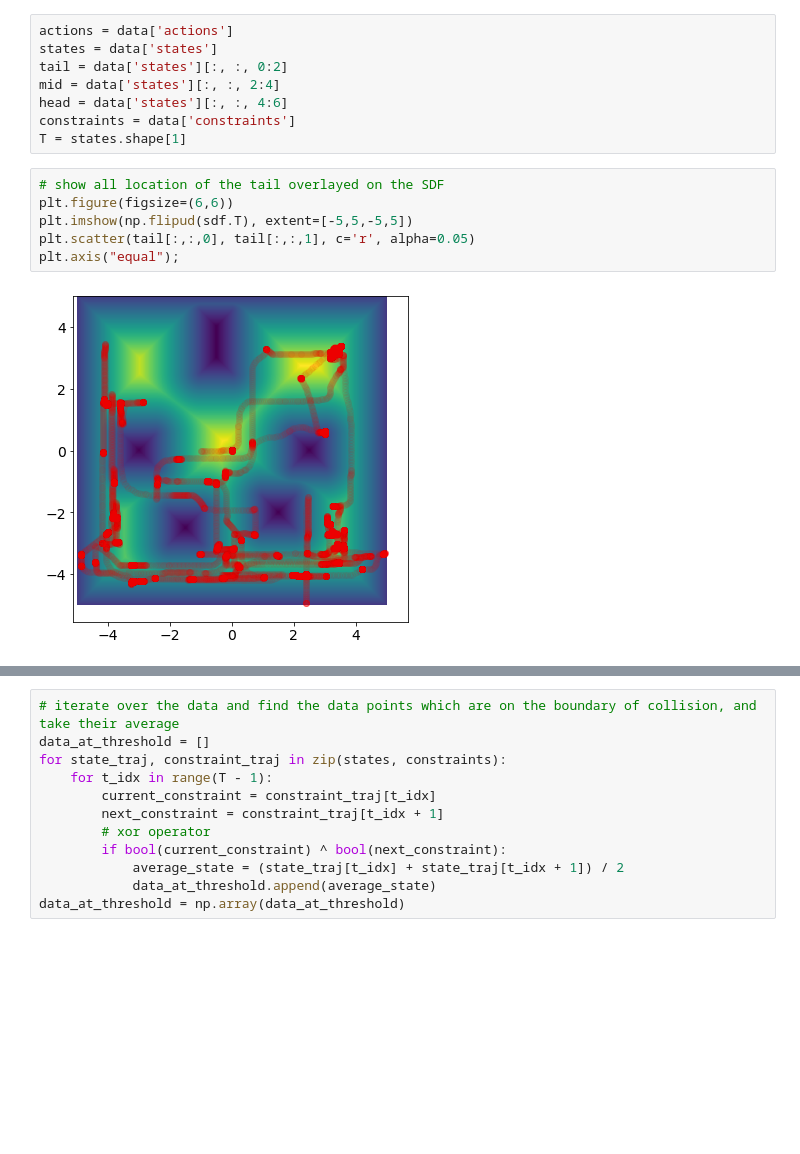
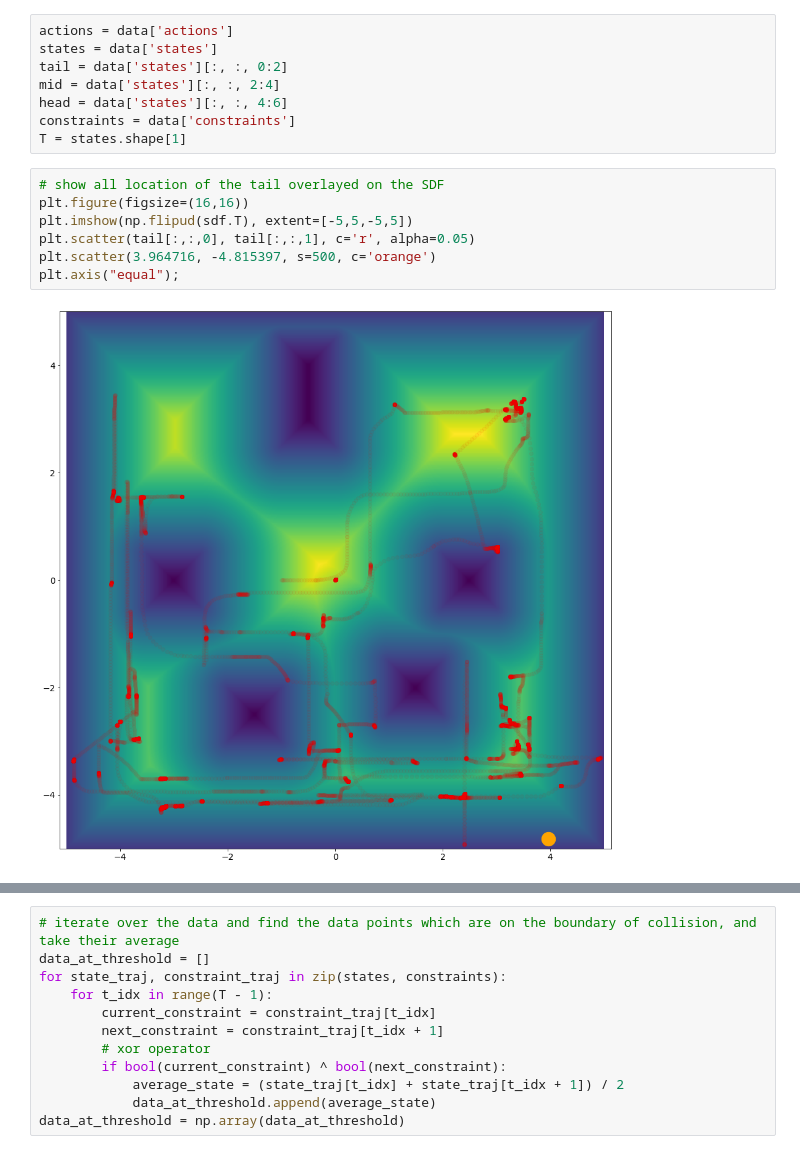
Before and after one commit to UM-ARM-Lab/unreliable-deform-manipulation, a Jupyter notebook: link_bot_notebooks/src/link_bot_notebooks/inverse_collision_model.ipynb, the cells around one changed output, grey strips where cells are left out. Cells and saved outputs as stored; diff of their text form; blank space fills up the shorter version.

```diff
--- a/link_bot_notebooks/src/link_bot_notebooks/inverse_collision_model.ipynb
+++ b/link_bot_notebooks/src/link_bot_notebooks/inverse_collision_model.ipynb
@@ -27,9 +27,10 @@ constraints = data['constraints']
 T = states.shape[1]
 # %%
 # show all location of the tail overlayed on the SDF
-plt.figure(figsize=(6,6))
+plt.figure(figsize=(16,16))
 plt.imshow(np.flipud(sdf.T), extent=[-5,5,-5,5])
 plt.scatter(tail[:,:,0], tail[:,:,1], c='r', alpha=0.05)
+plt.scatter(3.964716, -4.815397, s=500, c='orange')
 plt.axis("equal");
 # %% [output]
-[figure, old version]
+[figure, new version]
```
Also changed, not shown: parts of 1 cell of this notebook, 2 other files.
